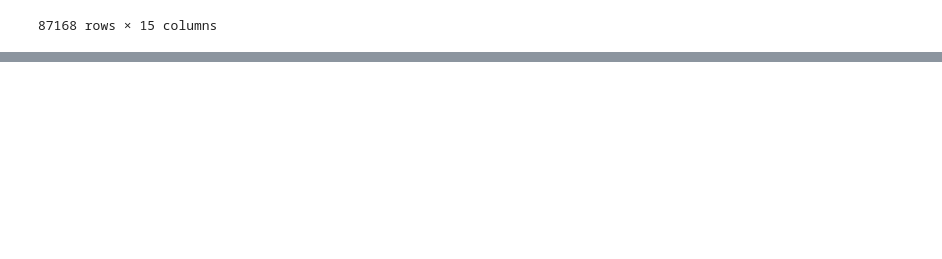
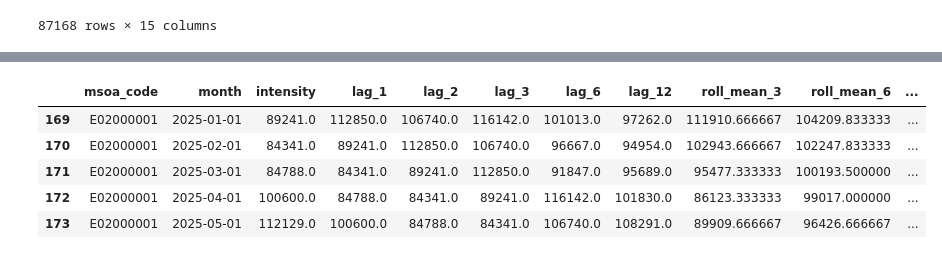
Before and after one commit to rostyslav-bilous/TUe-Multi-Disciplinary-CBL, a Jupyter notebook: notebooks/regression test.ipynb, the cells around one changed output, grey strips where cells are left out. Saved outputs shown, nothing was run; the diff lists cells and outputs as text; code cells hidden in the pictures; blank space fills up the shorter version.

Commit message:
Split regression tests and add more features

```diff
--- a/notebooks/regression test.ipynb
+++ b/notebooks/regression test.ipynb
@@ -1639,0 +1096,12 @@ wide_forecasts_nan_name
+# %%
+intensity_train_exp = intensity_features[intensity_features["month"] < cutoff].copy()
+intensity_test_exp = intensity_features[intensity_features["month"] >= cutoff].copy()
+# %%
+intensity_test_exp.head()
+# %% [output]
+|  | msoa_code | month | intensity | lag_1 | lag_2 | lag_3 | lag_6 | lag_12 | roll_mean_3 | roll_mean_6 | ... |
+| 169 | E02000001 | 2025-01-01 | 89241.0 | 112850.0 | 106740.0 | 116142.0 | 101013.0 | 97262.0 | 111910.666667 | 104209.833333 | ... |
+| 170 | E02000001 | 2025-02-01 | 84341.0 | 89241.0 | 112850.0 | 106740.0 | 96667.0 | 94954.0 | 102943.666667 | 102247.833333 | ... |
+| 171 | E02000001 | 2025-03-01 | 84788.0 | 84341.0 | 89241.0 | 112850.0 | 91847.0 | 95689.0 | 95477.333333 | 100193.500000 | ... |
+| 172 | E02000001 | 2025-04-01 | 100600.0 | 84788.0 | 84341.0 | 89241.0 | 116142.0 | 101830.0 | 86123.333333 | 99017.000000 | ... |
+| 173 | E02000001 | 2025-05-01 | 112129.0 | 100600.0 | 84788.0 | 84341.0 | 106740.0 | 108291.0 | 89909.666667 | 96426.666667 | ... |
```
Also changed, not shown: parts of 60 cells of this notebook, 1 other file.
